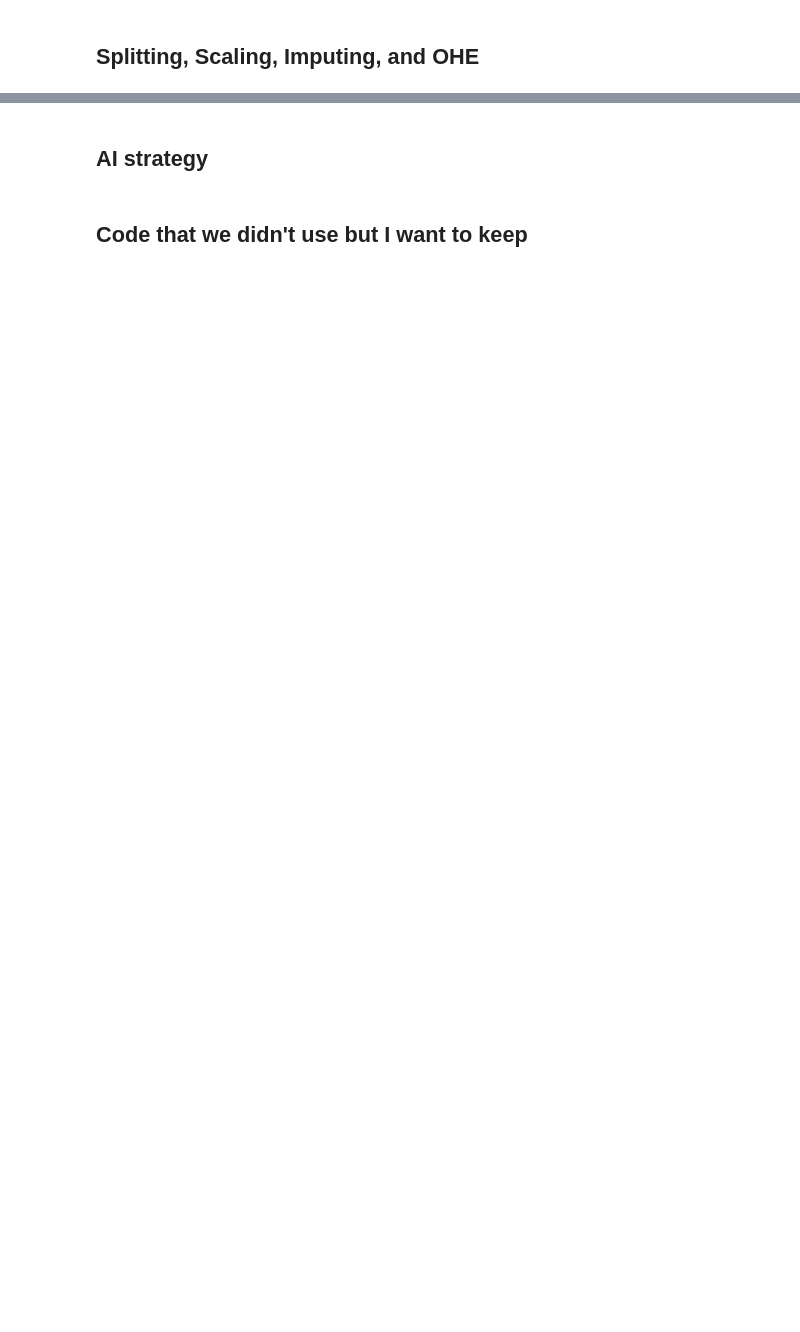
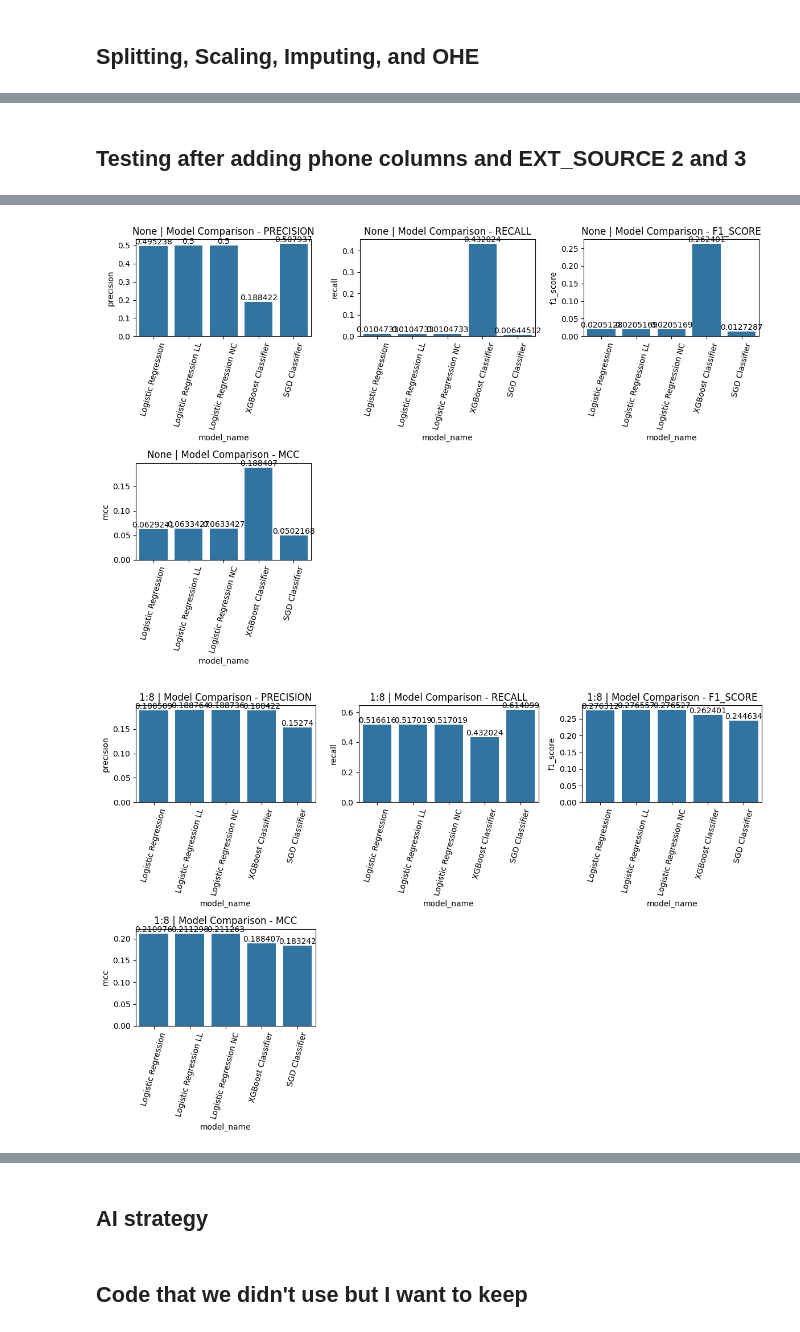
Before and after one commit to Abjaraco/loan_project, a Jupyter notebook: classifications.ipynb, the cells around one changed output, grey strips where cells are left out. Cells and saved outputs as stored; diff of their text form; code cells hidden in the pictures; blank space fills up the shorter version.

```diff
--- a/classifications.ipynb
+++ b/classifications.ipynb
@@ -457,0 +584,74 @@ weighted avg       0.87      0.71      0.77     61036
+# %% [markdown]
+## Testing after adding phone columns and EXT_SOURCE 2 and 3
+# %%
+weights = {'None': {0: 1.0, 1: 1.0},
+    '1:8': {0: 1.0, 1: 8},
+    '1:8.5': {0: 1.0, 1: 8.5}}
+
+
+for weight_name, weight_dict in weights.items():
+    models = {
+        'Logistic Regression': LogisticRegression(class_weight=weight_dict, max_iter=1000, random_state=69),
+        'Logistic Regression LL': LogisticRegression(class_weight=weight_dict, max_iter=1000, random_state=69, solver='liblinear'),
+        'Logistic Regression NC': LogisticRegression(class_weight=weight_dict, max_iter=1000, random_state=69, solver='newton-cholesky'),
+        'XGBoost Classifier': XGBClassifier(scale_pos_weight=weight_dict[1], n_estimators=500),
+        'SGD Classifier': SGDClassifier(loss='log_loss', random_state=69, class_weight=weight_dict)}
+
+    results = []
+    for model_name, model in models.items():
+        print(f"Evaluating {model_name} with weight:{weight_name}...")
+
+        model.fit(X_train, y_train)
+
+        # Predict the labels for the test set
+        y_pred = model.predict(X_test)
+
+        # Make predictions
+        y_pred = model.predict(X_test)
+
+        # Calculate metrics
+        accuracy = accuracy_score(y_test, y_pred)
+        precision = precision_score(y_test, y_pred)
+        recall = recall_score(y_test, y_pred)
+        f1 = f1_score(y_test, y_pred)
+        mcc = matthews_corrcoef(y_test, y_pred)
+
+        # Create classification report
+        report = classification_report(y_test, y_pred)
+
+        # Create confusion matrix
+        cm = confusion_matrix(y_test, y_pred)
+        print(cm)
+
+        result = {
+        'model_name': model_name,
+        'accuracy': accuracy,
+        'precision': precision,
+        'recall': recall,
+        'f1_score': f1,
+        'mcc': mcc,
+        'classification_report': report}
+
+        results.append(result)
+        print(f"  Precision: {result['precision']:.4f}")
+        print(f"  Recall: {result['recall']:.4f}")
+        print(f"  F1 Score: {result['f1_score']:.4f}")
+        print(f"  MCC: {result['mcc']:.4f}")
+        # print(f"  Classification Report:\n{result['classification_report']}\n")
+
+    # Create results summary
+    results_df = pd.DataFrame(results)
+    results_df = results_df.drop('classification_report', axis=1)
+    # results_df.to_csv('ml_results/model_comparison.csv', index=False)
+
+    # Plot model comparison
+    plt.figure(figsize=(12, 8))
+    metrics = ['precision', 'recall', 'f1_score', 'mcc']
+    for i, metric in enumerate(metrics):
+        plt.subplot(2, 3, i+1)
+        ax = sns.barplot(x='model_name', y=metric, data=results_df)
+        ax.bar_label(ax.containers[0],fontsize=10);
+        plt.title(f'{weight_name} | Model Comparison - {metric.upper()}')
+        plt.xticks(rotation=75)
+        plt.tight_layout()
+# %% [output]
@@ -457,0 +675,2 @@ weighted avg       0.87      0.71      0.77     61036
+[figure, added]
+[figure, added]
```
Also changed, not shown: parts of 56 cells of this notebook, 1 other file.
